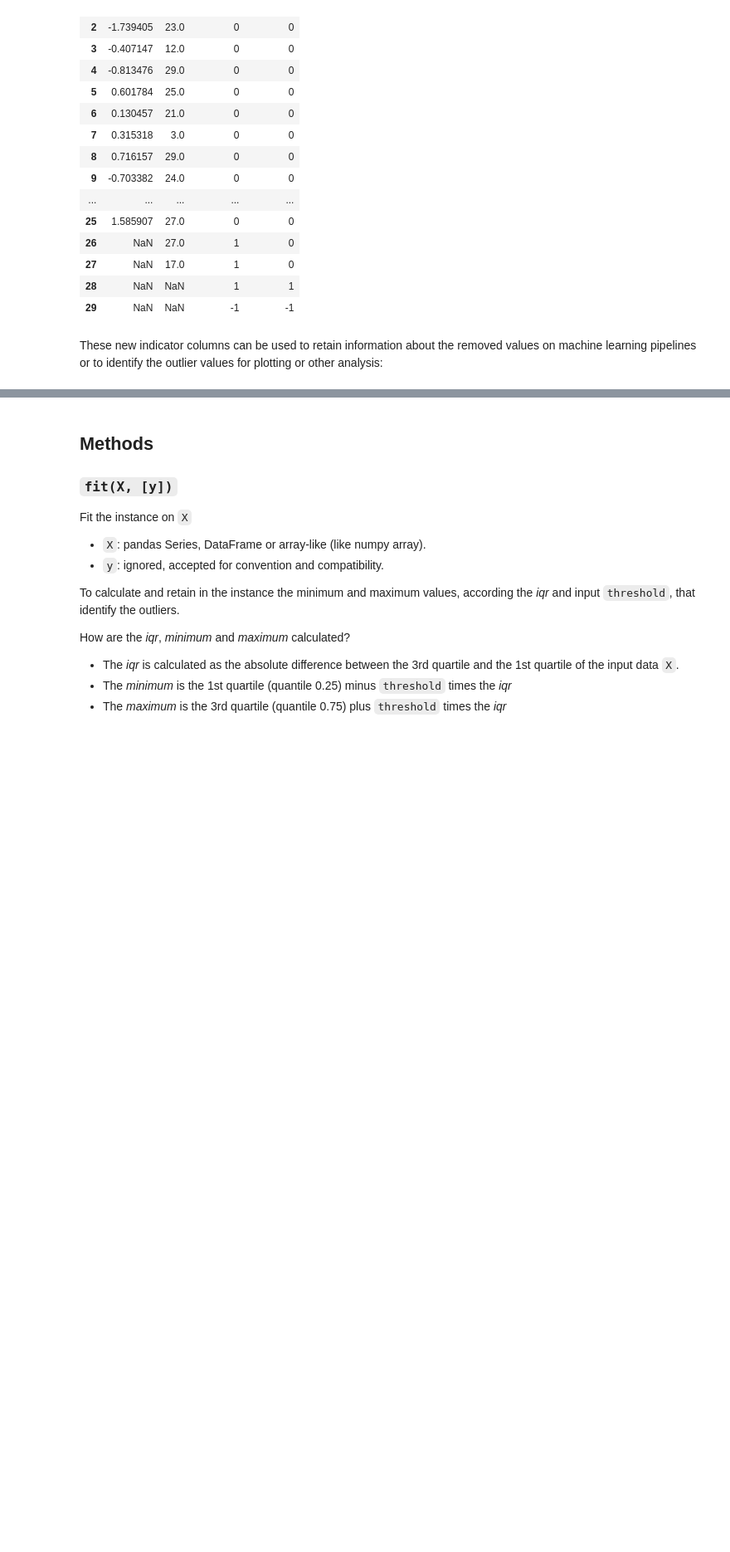
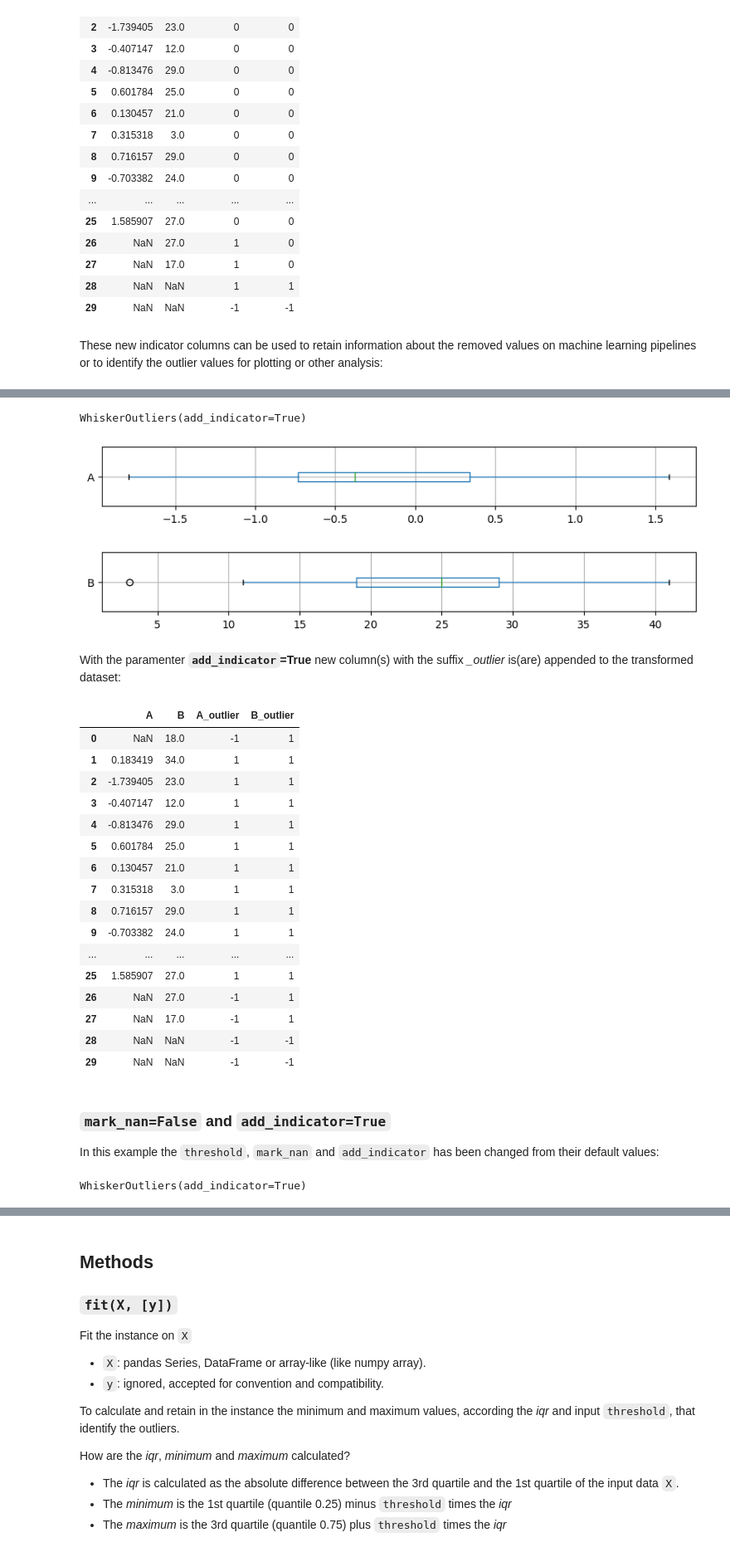
Before and after one commit to ayaranitram/datascience_tools, a Jupyter notebook: scikit-learn-whiskers_demo.ipynb, the cells around one changed output, grey strips where cells are left out. Shown at 83% size. Cells and saved outputs as stored; diff of their text form; code cells hidden in the pictures; blank space fills up the shorter version.

Commit message:
new parameters mark_nan and distinct, documenting

```diff
--- a/scikit-learn-whiskers_demo.ipynb
+++ b/scikit-learn-whiskers_demo.ipynb
@@ -252,0 +273,43 @@ plt.show()
+# %%
+wo = WhiskerOutliers(threshold=1.5, add_indicator=True, distinct=False)
+# %%
+wo.fit(data)
+# %% [output]
+WhiskerOutliers(add_indicator=True)
+# %%
+transformed = wo.transform(data)
+# %%
+transformed.boxplot('A', figsize=(10, 1), vert=False)
+plt.show()
+# %% [output]
+[figure, added]
+# %%
+transformed.boxplot('B', figsize=(10, 1), vert=False)
+plt.show()
+# %% [output]
+[figure, added]
+# %% [markdown]
+With the paramenter **`add_indicator`=True** new column(s) with the suffix *_outlier* is(are) appended to the transformed dataset:
+# %%
+transformed
+# %% [output]
+|  | A | B | A_outlier | B_outlier |
+| 0 | NaN | 18.0 | -1 | 1 |
+| 1 | 0.183419 | 34.0 | 1 | 1 |
+| 2 | -1.739405 | 23.0 | 1 | 1 |
+| 3 | -0.407147 | 12.0 | 1 | 1 |
+| 4 | -0.813476 | 29.0 | 1 | 1 |
+| 5 | 0.601784 | 25.0 | 1 | 1 |
+| 6 | 0.130457 | 21.0 | 1 | 1 |
+| 7 | 0.315318 | 3.0 | 1 | 1 |
+| 8 | 0.716157 | 29.0 | 1 | 1 |
+| 9 | -0.703382 | 24.0 | 1 | 1 |
+| ... | ... | ... | ... | ... |
+| 25 | 1.585907 | 27.0 | 1 | 1 |
+| 26 | NaN | 27.0 | -1 | 1 |
+| 27 | NaN | 17.0 | -1 | 1 |
+| 28 | NaN | NaN | -1 | -1 |
+| 29 | NaN | NaN | -1 | -1 |
+# %% [markdown]
+### `mark_nan=False` and `add_indicator=True`
+In this example the `threshold`, `mark_nan` and `add_indicator` has been changed from their default values:
@@ -252,0 +318,4 @@ plt.show()
+# %%
+wo.fit(data)
+# %% [output]
+WhiskerOutliers(add_indicator=True)
```
Also changed, not shown: parts of 22 cells of this notebook, 5 other files.
